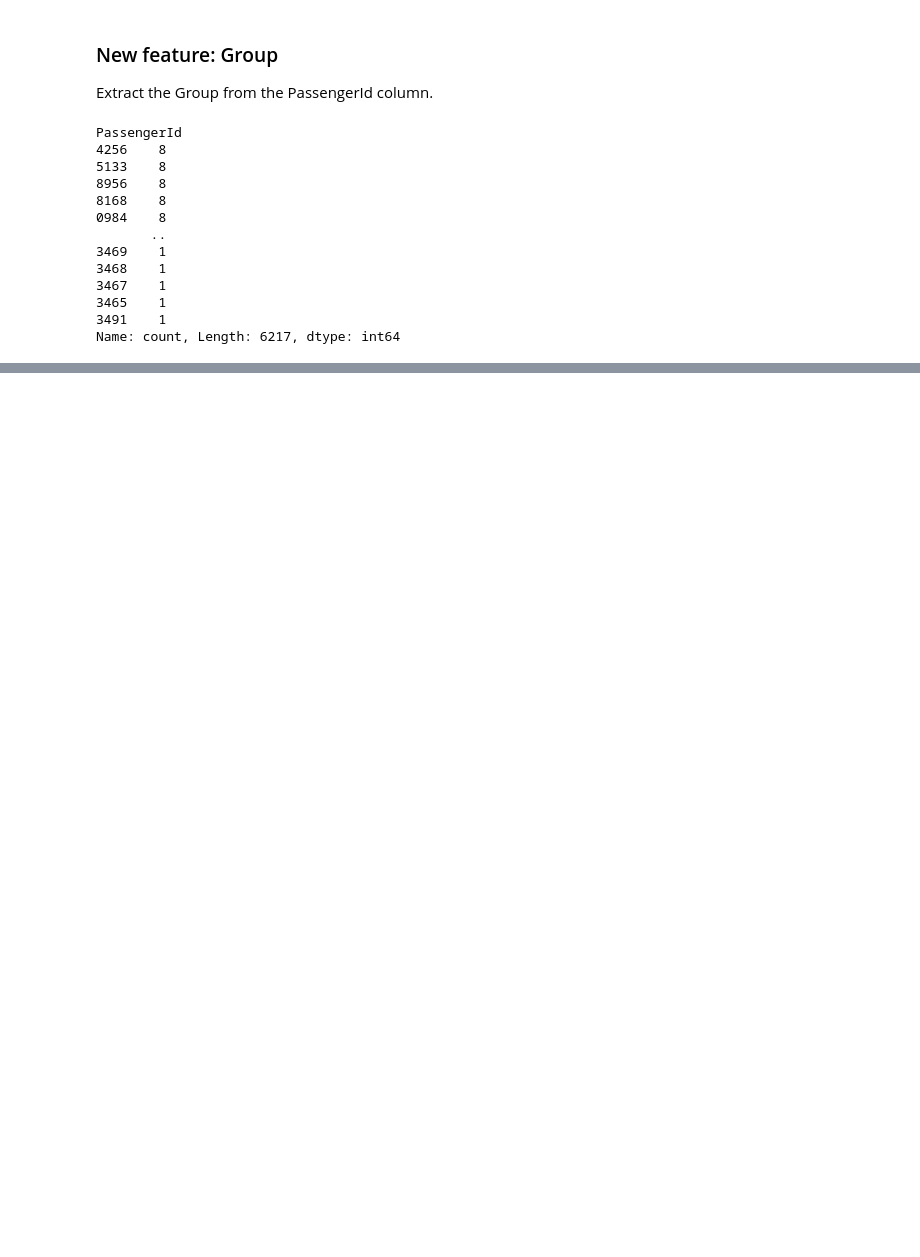
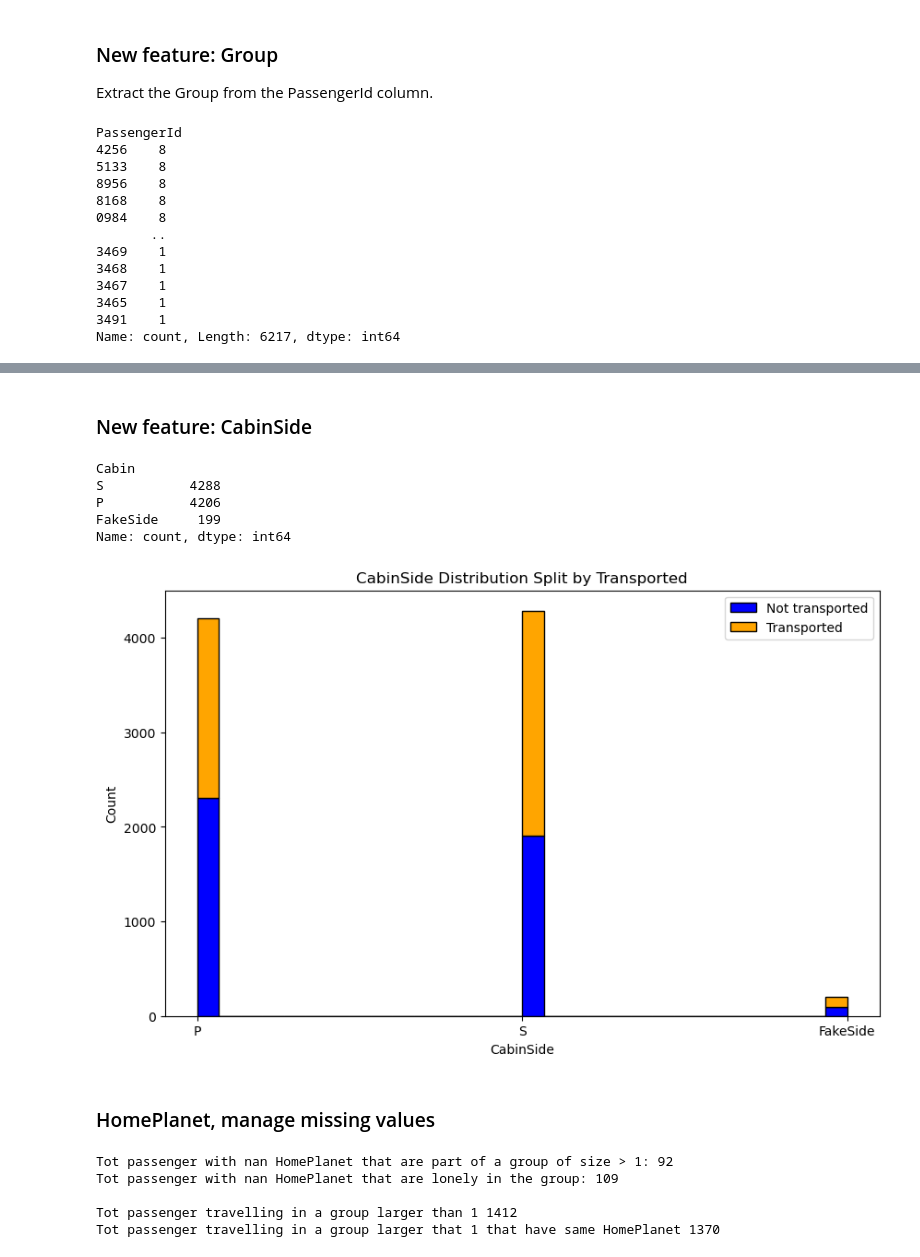
Before and after one commit to luca037/kaggle-competitions, a Jupyter notebook: spaceship-titanic/notebooks/spaceship-titanic_v0.ipynb, the cells around one changed output, grey strips where cells are left out. Saved outputs shown, nothing was run; the diff lists cells and outputs as text; code cells hidden in the pictures; blank space fills up the shorter version.

```diff
--- a/spaceship-titanic/notebooks/spaceship-titanic_v0.ipynb
+++ b/spaceship-titanic/notebooks/spaceship-titanic_v0.ipynb
@@ -210,0 +251,13 @@ Name: count, Length: 6217, dtype: int64
+# %%
+def get_cabinnum(cabin):
+    if cabin == "FakeCabin":
+        return -1
+    return int(cabin.split("/")[1])
+
+# Train dataframe.
+cabinnum_col = train_df["Cabin"].fillna("FakeCabin").apply(get_cabinnum)
+print(cabinnum_col.value_counts())
+train_df["CabinNum"] = cabinnum_col
+
+# Test dataframe.
+test_df["CabinNum"] = test_df["Cabin"].fillna("FakeCabin").apply(get_cabinnum)
@@ -210,0 +278,37 @@ Name: count, Length: 6217, dtype: int64
+# %% [markdown]
+### New feature: CabinSide
+# %%
+def get_cabinside(cabin):
+    if cabin == "FakeCabin":
+        return "FakeSide"
+    return cabin.split("/")[2]
+
+# Train dataframe.
+cabinside_col = train_df["Cabin"].fillna("FakeCabin").apply(get_cabinside)
+print(cabinside_col.value_counts())
+train_df["CabinSide"] = cabinside_col
+distrib_split_by_transported(train_df, "CabinSide")
+
+# Test dataframe.
+test_df["CabinSide"] = test_df["Cabin"].fillna("FakeCabin").apply(get_cabinside)
+# %% [output]
+Cabin
+S           4288
+P           4206
+FakeSide     199
+Name: count, dtype: int64
+[figure, added]
+# %% [markdown]
+### HomePlanet, manage missing values
+# %%
+print("Tot passenger with nan HomePlanet that are part of a group of size > 1:", train_df.groupby(["Group"]).filter(lambda x: len(x) > 1)["HomePlanet"].isna().sum())
+print("Tot passenger with nan HomePlanet that are lonely in the group:", train_df.groupby(["Group"]).filter(lambda x: len(x) == 1)["HomePlanet"].isna().sum())
+print()
+print("Tot passenger travelling in a group larger than 1", len(train_df.groupby(["Group"]).filter(lambda x: len(x) > 1).groupby("Group")))
+print("Tot passenger travelling in a group larger that 1 that have same HomePlanet", len(train_df.groupby(["Group", "HomePlanet"]).filter(lambda x: len(x) > 1).groupby("Group").size()))
+# %% [output]
+Tot passenger with nan HomePlanet that are part of a group of size > 1: 92
+Tot passenger with nan HomePlanet that are lonely in the group: 109
+
+Tot passenger travelling in a group larger than 1 1412
+Tot passenger travelling in a group larger that 1 that have same HomePlanet 1370
```
Also changed, not shown: parts of 30 cells of this notebook, 1 other file.
